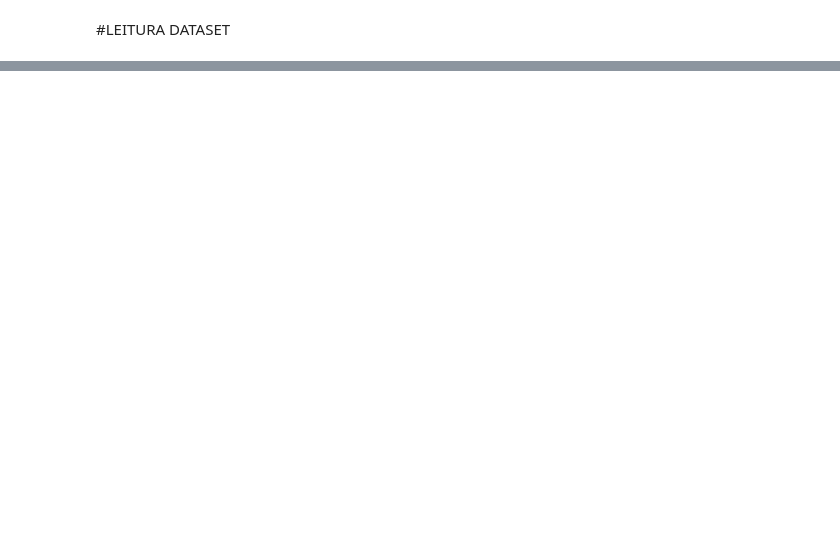
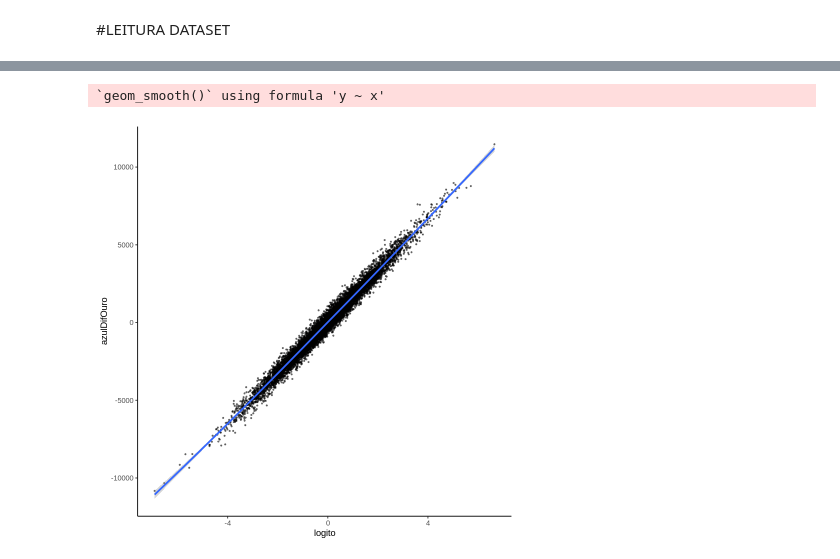
Before and after one commit to felipeoes/MQAA, a Jupyter notebook: MQAA_Projeto_RegressaoLogistica.ipynb, the cells around one changed output, grey strips where cells are left out. Drawn from its saved outputs; the diff is of its cells as text; code cells hidden in the pictures; blank space fills up the shorter version.

```diff
--- a/MQAA_Projeto_RegressaoLogistica.ipynb
+++ b/MQAA_Projeto_RegressaoLogistica.ipynb
@@ -96,0 +202,6 @@ Number of Fisher Scoring iterations: 11
+# %%
+# verificando categoria de referência
+levels(df$azulGanhou)#0,1
+df$azulGanhou <- ifelse(test=df$azulGanhou == 0, yes="Derrota", no="Vitoria")
+df$azulGanhou <- as.factor(df$azulGanhou)
+levels(df$azulGanhou)#Derrota,Vitoria
@@ -96,0 +235,5 @@ Number of Fisher Scoring iterations: 11
+# %%
+#Retiramos atributos que não eram estatisticamente significativos por meio do método de backward (com base no pvalue) do modelo full pra basear a estrutura do modelo 1
+#Modelo ajustado 1
+mod1 <- glm(azulGanhou ~ azulDifOuro+azulDifExperiencia+vermelhoTotalMinionsMortos, family=binomial(link="logit"), data=df)
+summary(mod1)
@@ -96,0 +322,6 @@ Number of Fisher Scoring iterations: 11
+# %%
+#PRESSUPOSTO Relação linear entre cada variavel independente continua e logito
+
+df2$logazulDifOuro <- df2$azulDifOuro * log(abs(df2$azulDifOuro))
+df2$logazulDifExperiencia <-df2$azulDifExperiencia * log(abs(df2$azulDifExperiencia))
+df2$logvermelhoTotalMinionsMortos <-df2$vermelhoTotalMinionsMortos * log(abs(df2$vermelhoTotalMinionsMortos))
@@ -96,0 +353,6 @@ Number of Fisher Scoring iterations: 11
+# %%
+#outra forma de verificar relação linear (gráficos)
+
+logito <- mod1$linear.predictors
+df2$logito <- logito
+df2
@@ -96,0 +379,6 @@ Number of Fisher Scoring iterations: 11
+# %%
+#linearidade comprovada por meio dos gráficos abaixo
+ggplot(df2, aes(logito, azulDifOuro)) + geom_point(size = 0.5, alpha = 0.5) + geom_smooth(method = "loess") + theme_classic()
+# %% [output]
+`geom_smooth()` using formula 'y ~ x'
+[figure, added]
```
Also changed, not shown: parts of 34 cells of this notebook, 2 other files.
